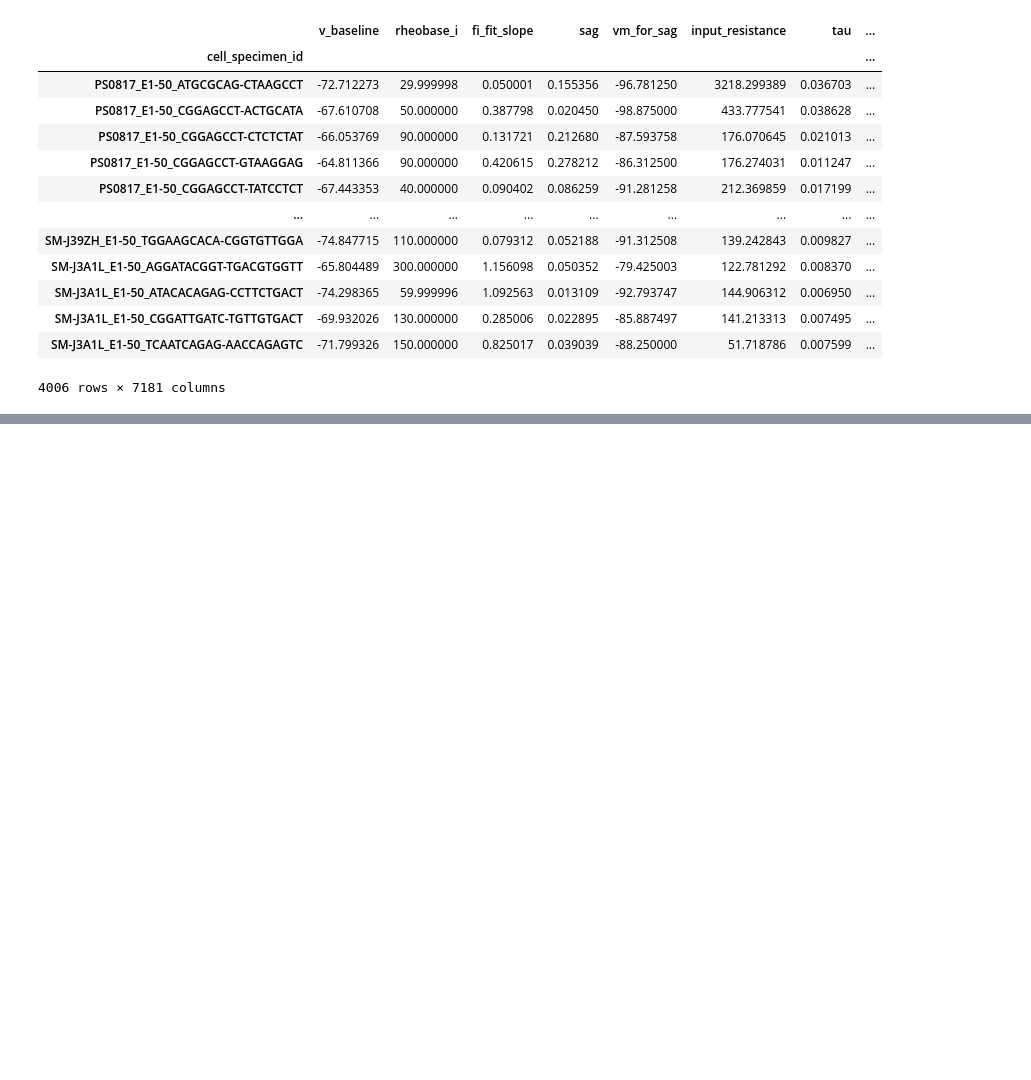
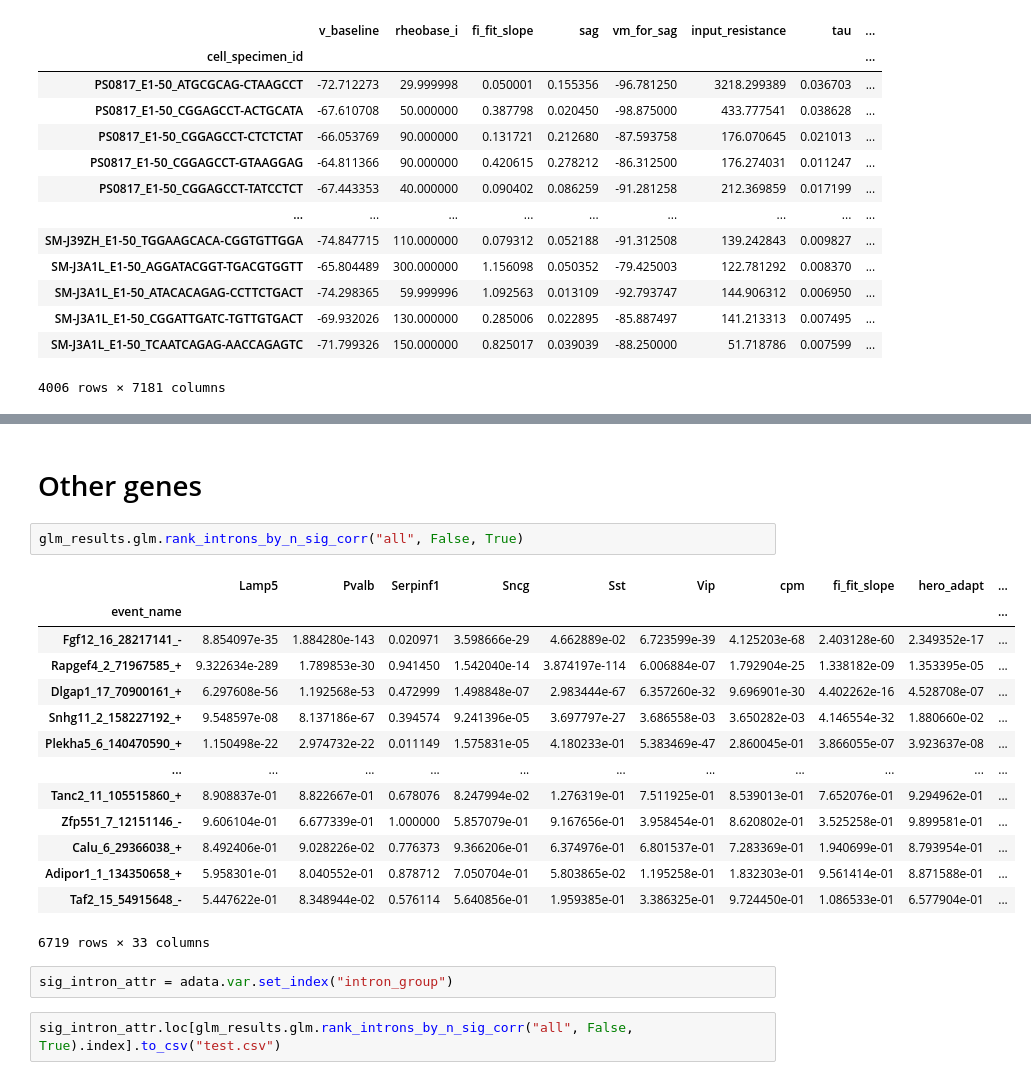
Before and after one commit to nuoxuxu/patch_seq_spl, a Jupyter notebook: notebooks/individual_events.ipynb, the cells around one changed output, grey strips where cells are left out. Drawn from its saved outputs; the diff is of its cells as text; blank space fills up the shorter version.

```diff
--- a/notebooks/individual_events.ipynb
+++ b/notebooks/individual_events.ipynb
@@ -297,0 +308,23 @@ adata.obsm["predictors"]
+# %% [markdown]
+# Other genes
+# %%
+glm_results.glm.rank_introns_by_n_sig_corr("all", False, True)
+# %% [output]
+|  | Lamp5 | Pvalb | Serpinf1 | Sncg | Sst | Vip | cpm | fi_fit_slope | hero_adapt | ... |
+| event_name |  |  |  |  |  |  |  |  |  | ... |
+| Fgf12_16_28217141_- | 8.854097e-35 | 1.884280e-143 | 0.020971 | 3.598666e-29 | 4.662889e-02 | 6.723599e-39 | 4.125203e-68 | 2.403128e-60 | 2.349352e-17 | ... |
+| Rapgef4_2_71967585_+ | 9.322634e-289 | 1.789853e-30 | 0.941450 | 1.542040e-14 | 3.874197e-114 | 6.006884e-07 | 1.792904e-25 | 1.338182e-09 | 1.353395e-05 | ... |
+| Dlgap1_17_70900161_+ | 6.297608e-56 | 1.192568e-53 | 0.472999 | 1.498848e-07 | 2.983444e-67 | 6.357260e-32 | 9.696901e-30 | 4.402262e-16 | 4.528708e-07 | ... |
+| Snhg11_2_158227192_+ | 9.548597e-08 | 8.137186e-67 | 0.394574 | 9.241396e-05 | 3.697797e-27 | 3.686558e-03 | 3.650282e-03 | 4.146554e-32 | 1.880660e-02 | ... |
+| Plekha5_6_140470590_+ | 1.150498e-22 | 2.974732e-22 | 0.011149 | 1.575831e-05 | 4.180233e-01 | 5.383469e-47 | 2.860045e-01 | 3.866055e-07 | 3.923637e-08 | ... |
+| ... | ... | ... | ... | ... | ... | ... | ... | ... | ... | ... |
+| Tanc2_11_105515860_+ | 8.908837e-01 | 8.822667e-01 | 0.678076 | 8.247994e-02 | 1.276319e-01 | 7.511925e-01 | 8.539013e-01 | 7.652076e-01 | 9.294962e-01 | ... |
+| Zfp551_7_12151146_- | 9.606104e-01 | 6.677339e-01 | 1.000000 | 5.857079e-01 | 9.167656e-01 | 3.958454e-01 | 8.620802e-01 | 3.525258e-01 | 9.899581e-01 | ... |
+| Calu_6_29366038_+ | 8.492406e-01 | 9.028226e-02 | 0.776373 | 9.366206e-01 | 6.374976e-01 | 6.801537e-01 | 7.283369e-01 | 1.940699e-01 | 8.793954e-01 | ... |
+| Adipor1_1_134350658_+ | 5.958301e-01 | 8.040552e-01 | 0.878712 | 7.050704e-01 | 5.803865e-02 | 1.195258e-01 | 1.832303e-01 | 9.561414e-01 | 8.871588e-01 | ... |
+| Taf2_15_54915648_- | 5.447622e-01 | 8.348944e-02 | 0.576114 | 5.640856e-01 | 1.959385e-01 | 3.386325e-01 | 9.724450e-01 | 1.086533e-01 | 6.577904e-01 | ... |
+6719 rows × 33 columns
+# %%
+sig_intron_attr = adata.var.set_index("intron_group")
+# %%
+sig_intron_attr.loc[glm_results.glm.rank_introns_by_n_sig_corr("all", False, True).index].to_csv("test.csv")
```
Also changed, not shown: parts of 8 cells of this notebook.
